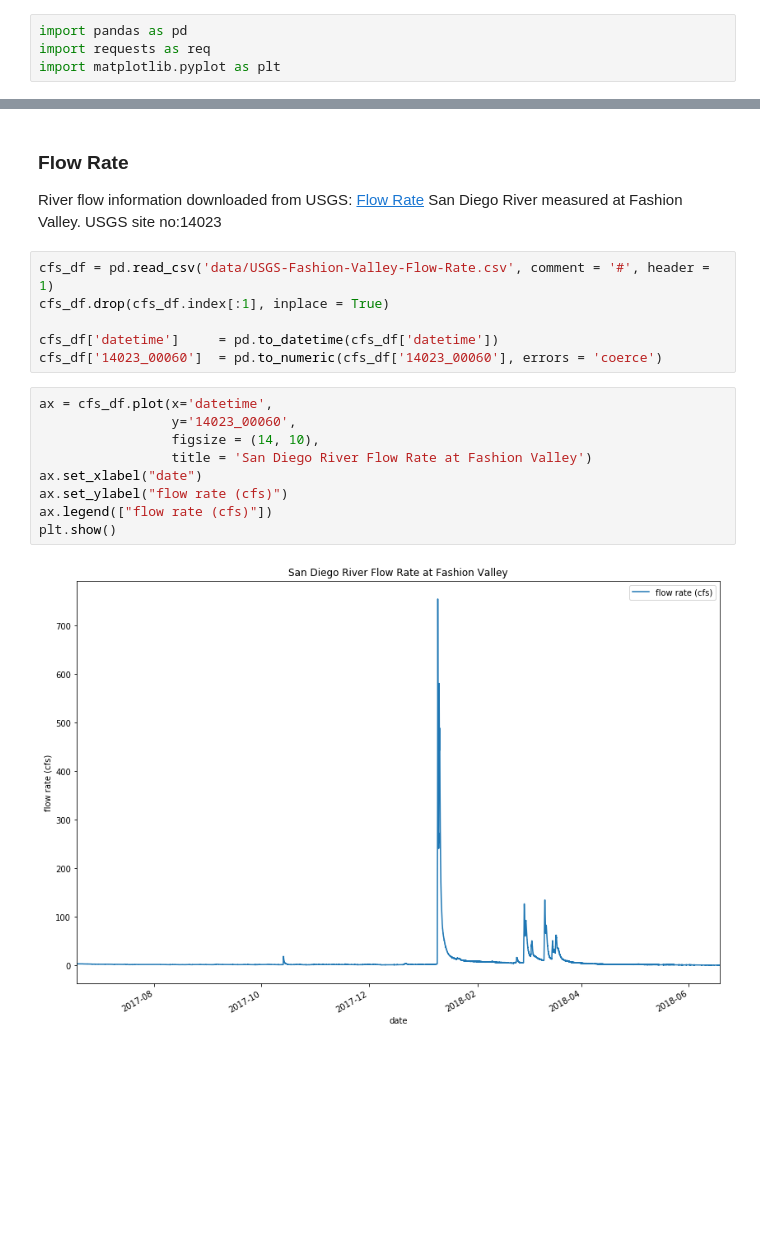
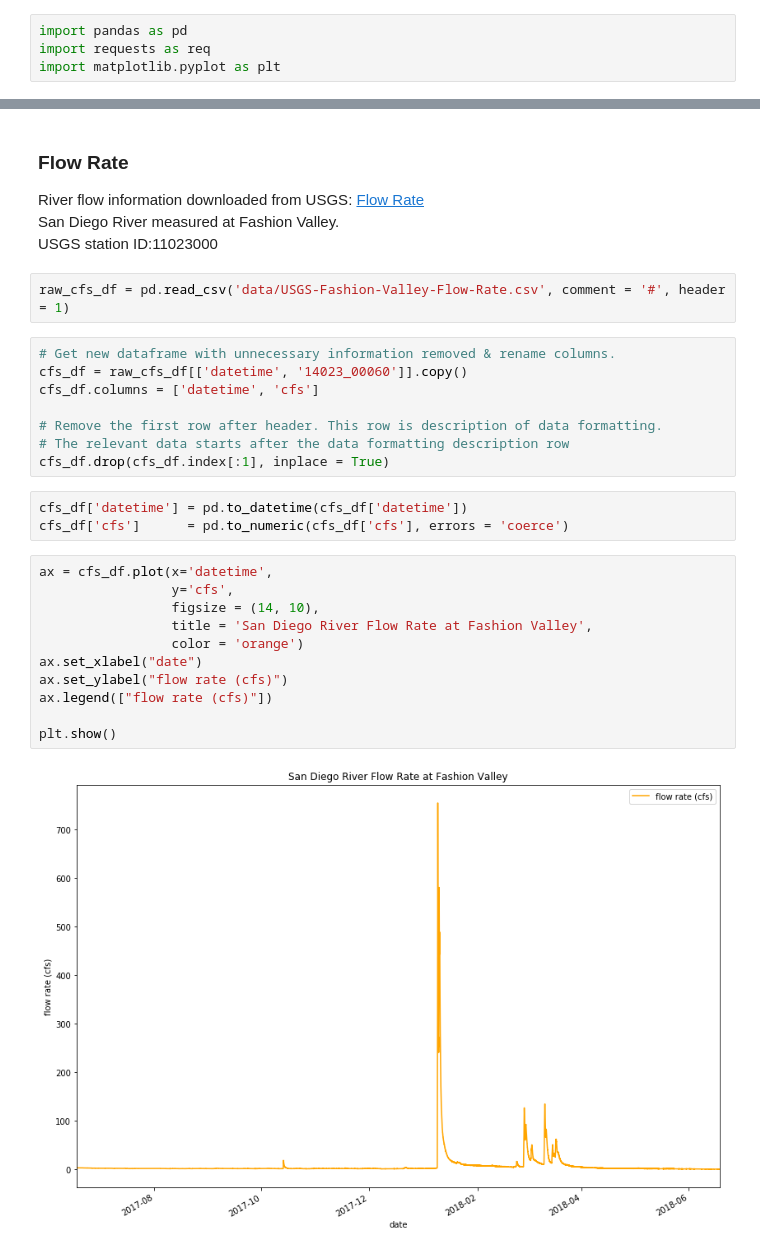
Before and after one commit to azaleax/practice-jupyter-notebook, a Jupyter notebook: flow_rate/Flow Rate Data.ipynb, the cells around one changed output, grey strips where cells are left out. Saved outputs shown, nothing was run; the diff lists cells and outputs as text; blank space fills up the shorter version.

```diff
--- a/flow_rate/Flow Rate Data.ipynb
+++ b/flow_rate/Flow Rate Data.ipynb
@@ -30,21 +38,33 @@ plt.show()
 ### Flow Rate
 
 River flow information downloaded from USGS: [Flow Rate](https://waterdata.usgs.gov/ca/nwis/uv/?site_no=11023000&PARAmeter_cd=00065,00060)
-San Diego River measured at Fashion Valley. USGS site no:14023
+<br>
+San Diego River measured at Fashion Valley.
+<br>
+USGS station ID:11023000
 # %%
-cfs_df = pd.read_csv('data/USGS-Fashion-Valley-Flow-Rate.csv', comment = '#', header = 1)
-cfs_df.drop(cfs_df.index[:1], inplace = True)
-
-cfs_df['datetime']     = pd.to_datetime(cfs_df['datetime'])
-cfs_df['14023_00060']  = pd.to_numeric(cfs_df['14023_00060'], errors = 'coerce')
+raw_cfs_df = pd.read_csv('data/USGS-Fashion-Valley-Flow-Rate.csv', comment = '#', header = 1)
+# %%
+# Get new dataframe with unnecessary information removed & rename columns.
+cfs_df = raw_cfs_df[['datetime', '14023_00060']].copy()
+cfs_df.columns = ['datetime', 'cfs']
+
+# Remove the first row after header. This row is description of data formatting.
+# The relevant data starts after the data formatting description row
+cfs_df.drop(cfs_df.index[:1], inplace = True)
+# %%
+cfs_df['datetime'] = pd.to_datetime(cfs_df['datetime'])
+cfs_df['cfs']      = pd.to_numeric(cfs_df['cfs'], errors = 'coerce')
 # %%
 ax = cfs_df.plot(x='datetime',
-                 y='14023_00060',
+                 y='cfs',
                  figsize = (14, 10),
-                 title = 'San Diego River Flow Rate at Fashion Valley')
+                 title = 'San Diego River Flow Rate at Fashion Valley',
+                 color = 'orange')
 ax.set_xlabel("date")
 ax.set_ylabel("flow rate (cfs)")
 ax.legend(["flow rate (cfs)"])
+
 plt.show()
 # %% [output]
-[figure, old version]
+[figure, new version]
```
Also changed, not shown: parts of 8 cells of this notebook.
